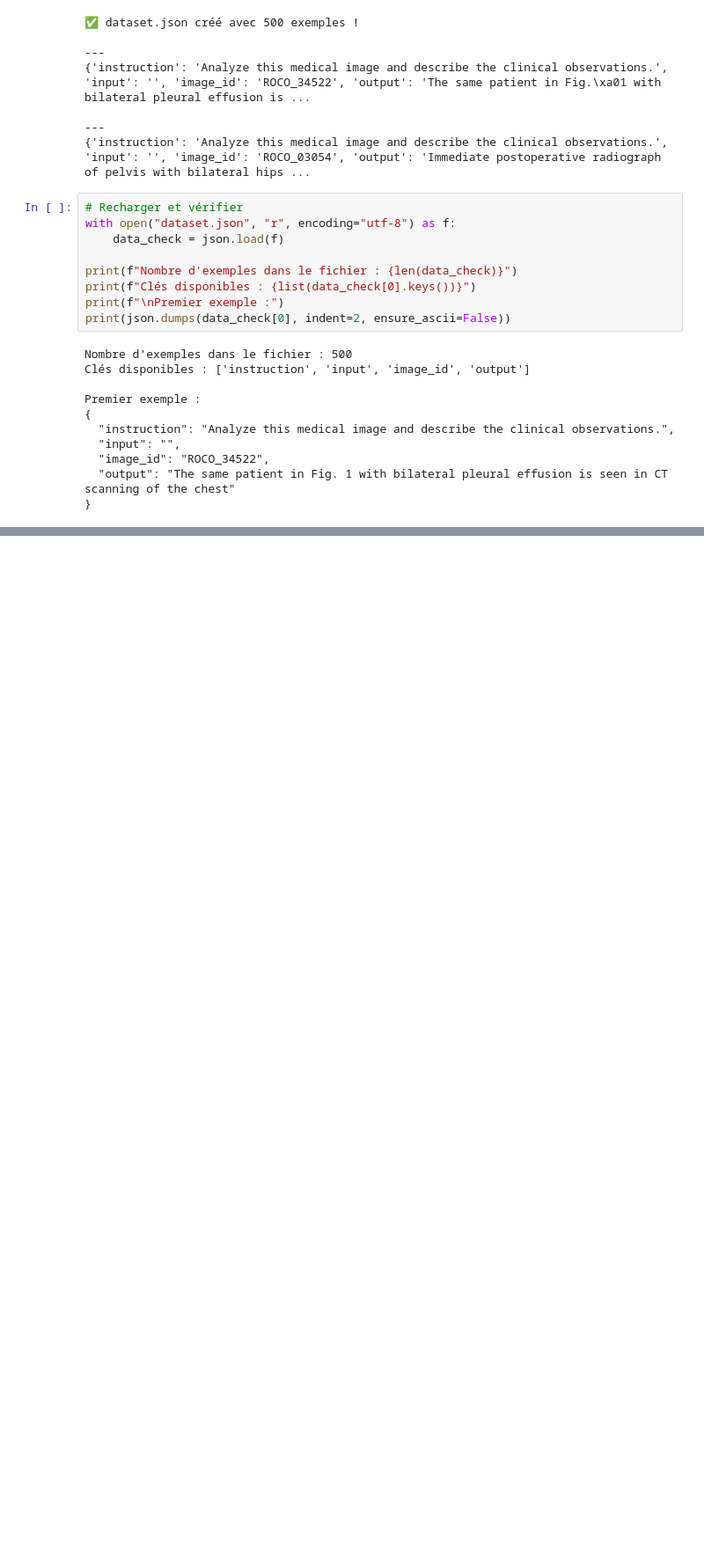
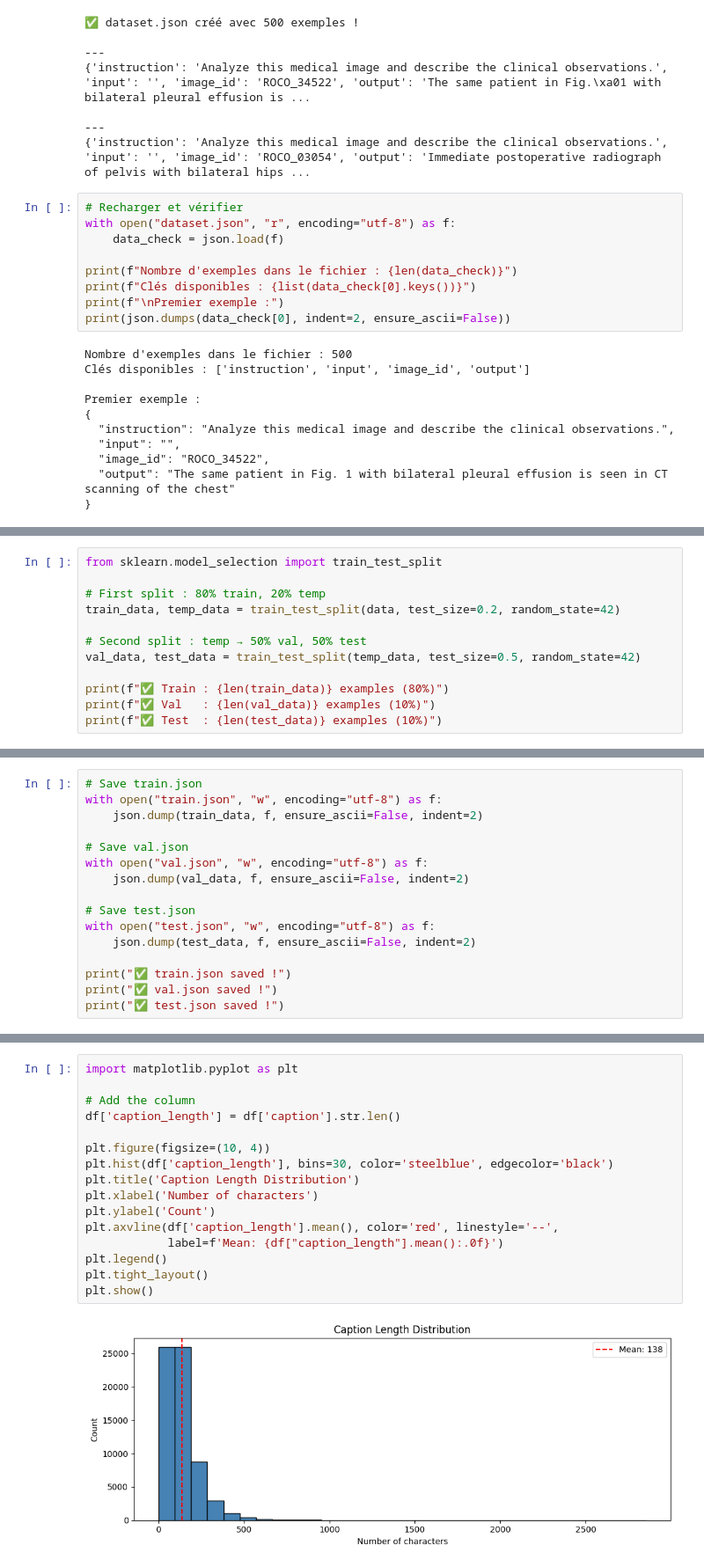
Before and after one commit to realyams/medical, a Jupyter notebook: data.ipynb, the cells around one changed output, grey strips where cells are left out. Shown at 88% size. Saved outputs shown, nothing was run; the diff lists cells and outputs as text; blank space fills up the shorter version.

```diff
--- a/data.ipynb
+++ b/data.ipynb
@@ -153,0 +163,12 @@ files.download("dataset.json")
+# %%
+from sklearn.model_selection import train_test_split
+
+# First split : 80% train, 20% temp
+train_data, temp_data = train_test_split(data, test_size=0.2, random_state=42)
+
+# Second split : temp → 50% val, 50% test
+val_data, test_data = train_test_split(temp_data, test_size=0.5, random_state=42)
+
+print(f"✅ Train : {len(train_data)} examples (80%)")
+print(f"✅ Val   : {len(val_data)} examples (10%)")
+print(f"✅ Test  : {len(test_data)} examples (10%)")
@@ -153,0 +179,16 @@ files.download("dataset.json")
+# %%
+# Save train.json
+with open("train.json", "w", encoding="utf-8") as f:
+    json.dump(train_data, f, ensure_ascii=False, indent=2)
+
+# Save val.json
+with open("val.json", "w", encoding="utf-8") as f:
+    json.dump(val_data, f, ensure_ascii=False, indent=2)
+
+# Save test.json
+with open("test.json", "w", encoding="utf-8") as f:
+    json.dump(test_data, f, ensure_ascii=False, indent=2)
+
+print("✅ train.json saved !")
+print("✅ val.json saved !")
+print("✅ test.json saved !")
@@ -153,0 +213,18 @@ files.download("dataset.json")
+# %%
+import matplotlib.pyplot as plt
+
+# Add the column
+df['caption_length'] = df['caption'].str.len()
+
+plt.figure(figsize=(10, 4))
+plt.hist(df['caption_length'], bins=30, color='steelblue', edgecolor='black')
+plt.title('Caption Length Distribution')
+plt.xlabel('Number of characters')
+plt.ylabel('Count')
+plt.axvline(df['caption_length'].mean(), color='red', linestyle='--',
+            label=f'Mean: {df["caption_length"].mean():.0f}')
+plt.legend()
+plt.tight_layout()
+plt.show()
+# %% [output]
+[figure, added]
```
Also changed, not shown: parts of 7 cells of this notebook.
